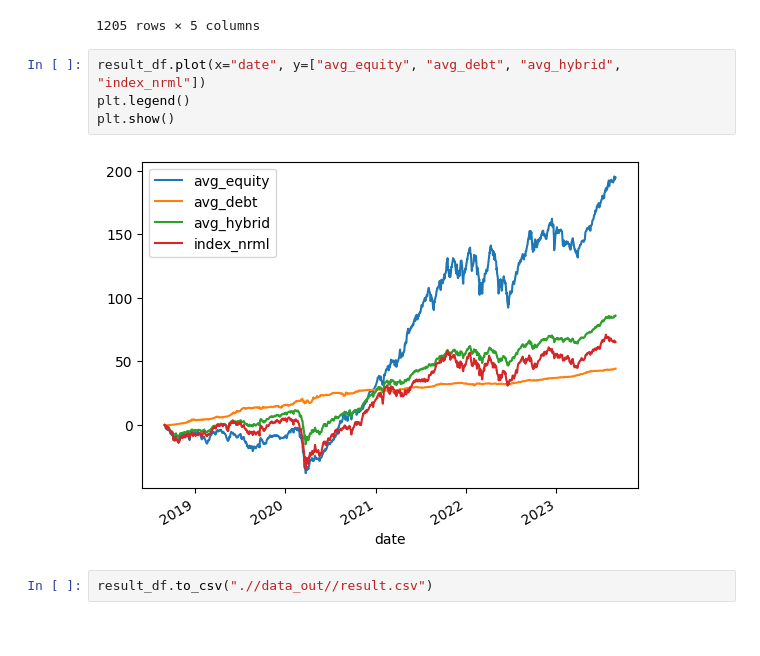
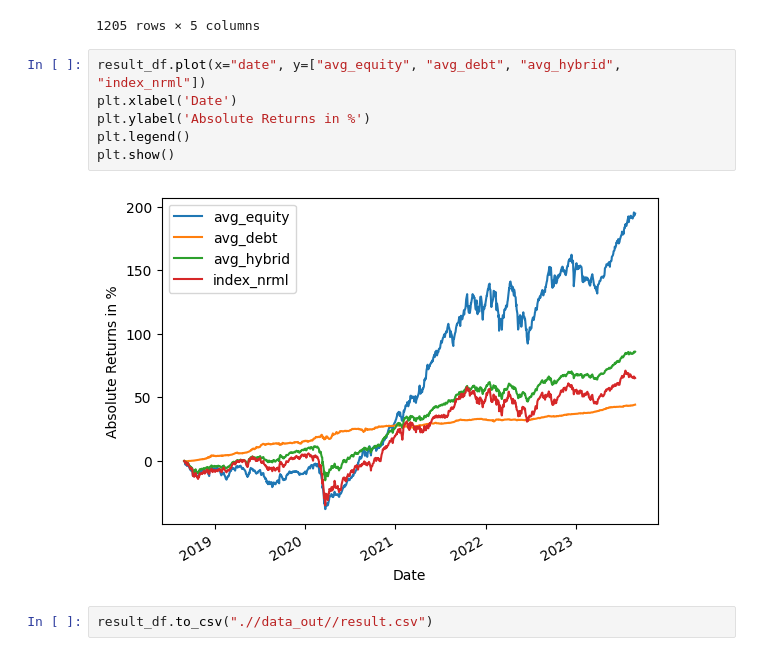
Before and after one commit to amanhooda98/Mutual_Fund_Analytics, a Jupyter notebook: Mutual_Fund_Analytics.ipynb, the cells around one changed output. Cells and saved outputs as stored; diff of their text form.

```diff
--- a/Mutual_Fund_Analytics.ipynb
+++ b/Mutual_Fund_Analytics.ipynb
@@ -389,9 +389,11 @@ result_df
 1205 rows × 5 columns
 # %%
 result_df.plot(x="date", y=["avg_equity", "avg_debt", "avg_hybrid", "index_nrml"])
+plt.xlabel('Date')
+plt.ylabel('Absolute Returns in %')
 plt.legend()
 plt.show()
 # %% [output]
-[figure, old version]
+[figure, new version]
 # %%
 result_df.to_csv(".//data_out//result.csv")
```
Also changed, not shown: 2 other files.
